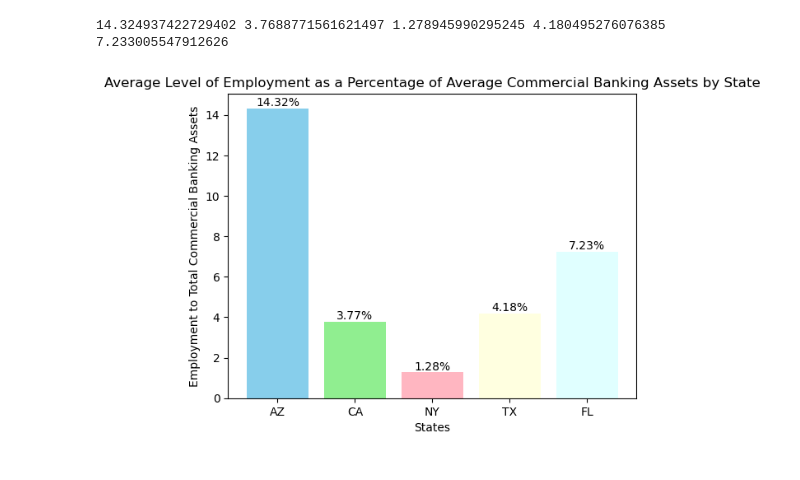
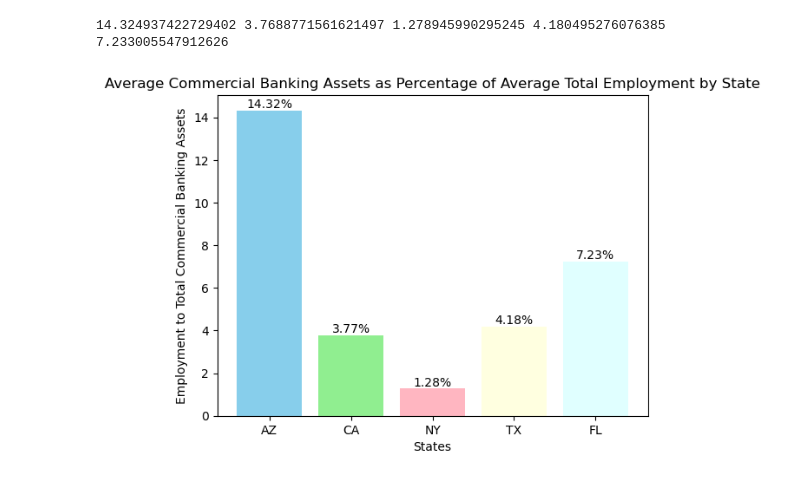
Before and after one commit to RyakDL/Project-1_Finance, a Jupyter notebook: Main_active-Copy2.ipynb, the cells around one changed output. Drawn from its saved outputs; the diff is of its cells as text; code cells hidden in the pictures.

```diff
--- a/Main_active-Copy2.ipynb
+++ b/Main_active-Copy2.ipynb
@@ -386,25 +386,25 @@ print(AZ_avg_ratio, CA_avg_ratio, NY_avg_ratio, TX_avg_ratio, FL_avg_ratio)
 # %%
 # Create Bar Chart for State Ratios
 
 #Data for chart
 States = ['AZ', 'CA', 'NY', 'TX', 'FL']
 Ratios = [AZ_avg_ratio, CA_avg_ratio, NY_avg_ratio, TX_avg_ratio, FL_avg_ratio]
 
 
 #Different colors for each State
 colors = ['skyblue', 'lightgreen', 'lightpink', 'lightyellow', 'lightcyan']
 
 #Create bar chart
 plt.bar(States, Ratios, color=colors)
 
-plt.title('Average Level of Employment as a Percentage of Average Commercial Banking Assets by State')
+plt.title('Average Commercial Banking Assets as Percentage of Average Total Employment by State')
 plt.xlabel('States')
 plt.ylabel('Employment to Total Commercial Banking Assets')
 
 # Add ratio values to each bar
 for x, ratio in enumerate(Ratios):
     plt.text(x, ratio, f'{ratio:.2f}%', ha='center', va='bottom')
 
 plt.show()
 # %% [output]
-[figure, old version]
+[figure, new version]
```
Also changed, not shown: parts of 1 cell of this notebook.
